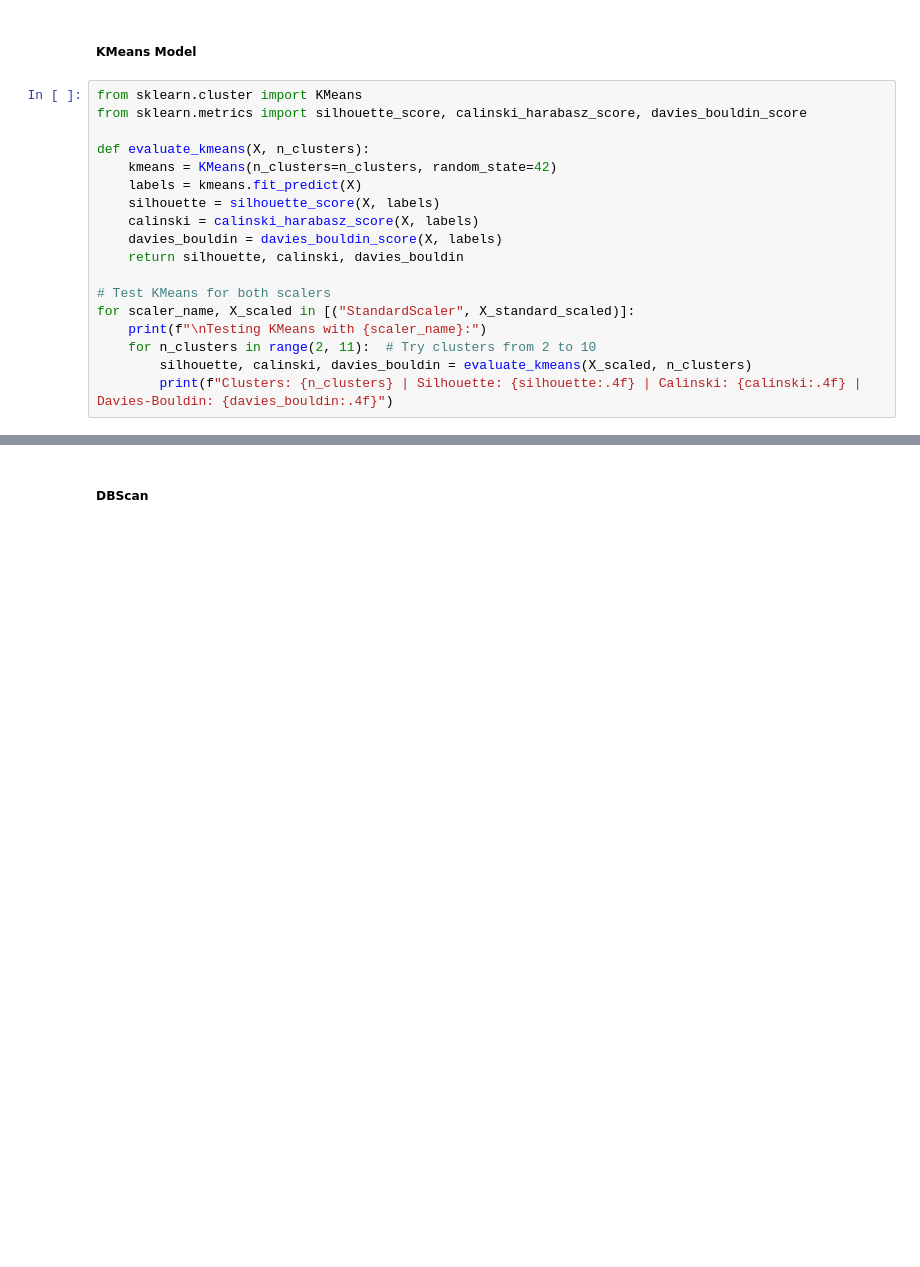
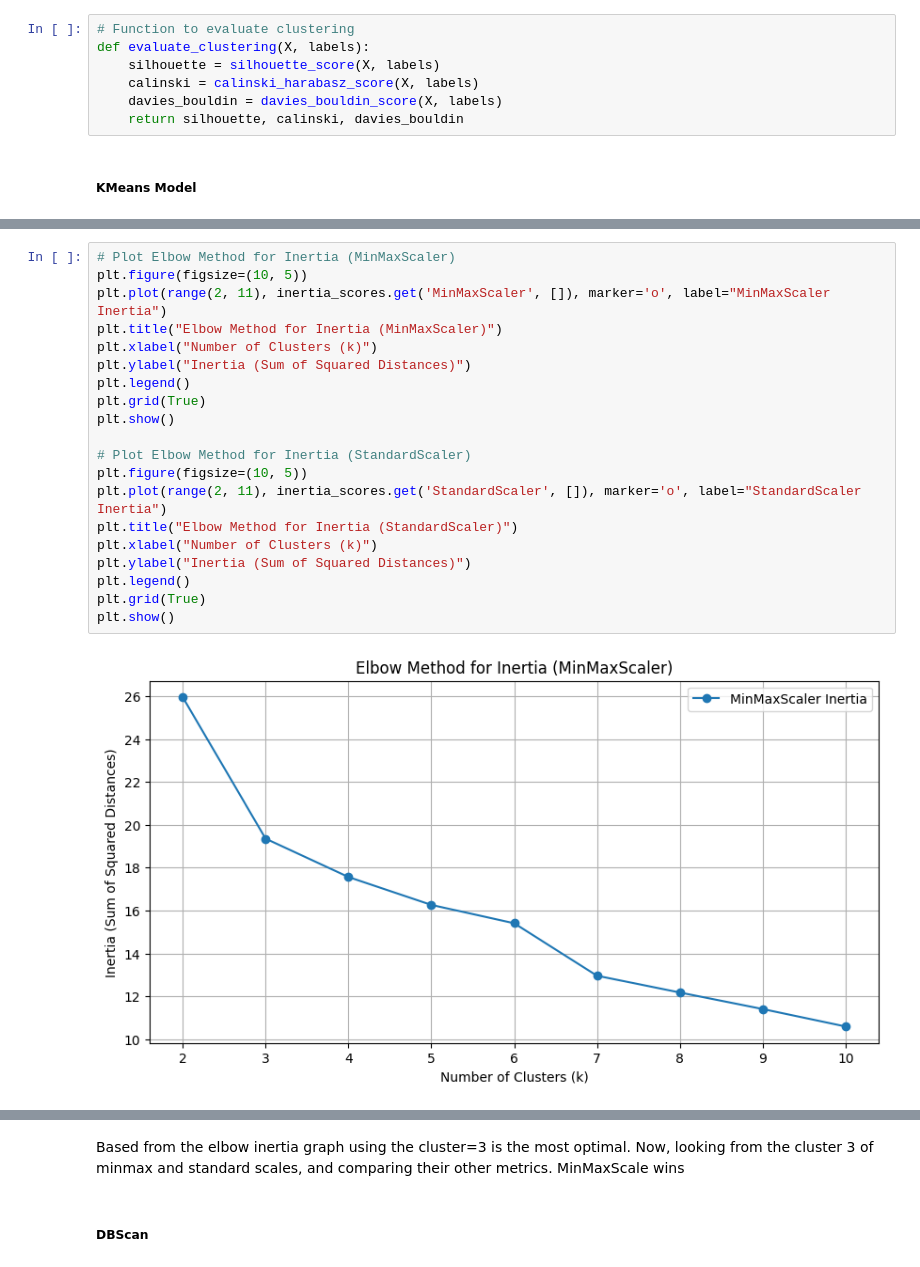
Before and after one commit to hirajya/CCADMACL_PROJECT_COM222, a Jupyter notebook: notebooks/ULCD.ipynb, the cells around one changed output, grey strips where cells are left out. Drawn from its saved outputs; the diff is of its cells as text; blank space fills up the shorter version.

Commit message:
model training kmeans done

```diff
--- a/notebooks/ULCD.ipynb
+++ b/notebooks/ULCD.ipynb
@@ -162,22 +166,11 @@ X_standard_scaled = standard_scaler.fit_transform(X)
 # %% [markdown]
 #### V. Model Training
+# %%
+# Function to evaluate clustering
+def evaluate_clustering(X, labels):
+    silhouette = silhouette_score(X, labels)
+    calinski = calinski_harabasz_score(X, labels)
+    davies_bouldin = davies_bouldin_score(X, labels)
+    return silhouette, calinski, davies_bouldin
 # %% [markdown]
 ##### KMeans Model
-# %%
-from sklearn.cluster import KMeans
-from sklearn.metrics import silhouette_score, calinski_harabasz_score, davies_bouldin_score
-
-def evaluate_kmeans(X, n_clusters):
-    kmeans = KMeans(n_clusters=n_clusters, random_state=42)
-    labels = kmeans.fit_predict(X)
-    silhouette = silhouette_score(X, labels)
-    calinski = calinski_harabasz_score(X, labels)
-    davies_bouldin = davies_bouldin_score(X, labels)
-    return silhouette, calinski, davies_bouldin
-
-# Test KMeans for both scalers
-for scaler_name, X_scaled in [("StandardScaler", X_standard_scaled)]:
-    print(f"\nTesting KMeans with {scaler_name}:")
-    for n_clusters in range(2, 11):  # Try clusters from 2 to 10
-        silhouette, calinski, davies_bouldin = evaluate_kmeans(X_scaled, n_clusters)
-        print(f"Clusters: {n_clusters} | Silhouette: {silhouette:.4f} | Calinski: {calinski:.4f} | Davies-Bouldin: {davies_bouldin:.4f}")
@@ -194,0 +233,22 @@ Clusters: 10 | Silhouette: 0.1962 | Calinski: 43.0323 | Davies-Bouldin: 1.1683
+# %%
+# Plot Elbow Method for Inertia (MinMaxScaler)
+plt.figure(figsize=(10, 5))
+plt.plot(range(2, 11), inertia_scores.get('MinMaxScaler', []), marker='o', label="MinMaxScaler Inertia")
+plt.title("Elbow Method for Inertia (MinMaxScaler)")
+plt.xlabel("Number of Clusters (k)")
+plt.ylabel("Inertia (Sum of Squared Distances)")
+plt.legend()
+plt.grid(True)
+plt.show()
+
+# Plot Elbow Method for Inertia (StandardScaler)
+plt.figure(figsize=(10, 5))
+plt.plot(range(2, 11), inertia_scores.get('StandardScaler', []), marker='o', label="StandardScaler Inertia")
+plt.title("Elbow Method for Inertia (StandardScaler)")
+plt.xlabel("Number of Clusters (k)")
+plt.ylabel("Inertia (Sum of Squared Distances)")
+plt.legend()
+plt.grid(True)
+plt.show()
+# %% [output]
+[figure, added]
@@ -195,2 +256,4 @@ Clusters: 10 | Silhouette: 0.1962 | Calinski: 43.0323 | Davies-Bouldin: 1.1683
+# %% [markdown]
+Based from the elbow inertia graph using the cluster=3 is the most optimal. Now, looking from the cluster 3 of minmax and standard scales, and comparing their other metrics. MinMaxScale wins
 # %% [markdown]
 ##### DBScan
```
Also changed, not shown: parts of 12 cells of this notebook, 1 other file.
